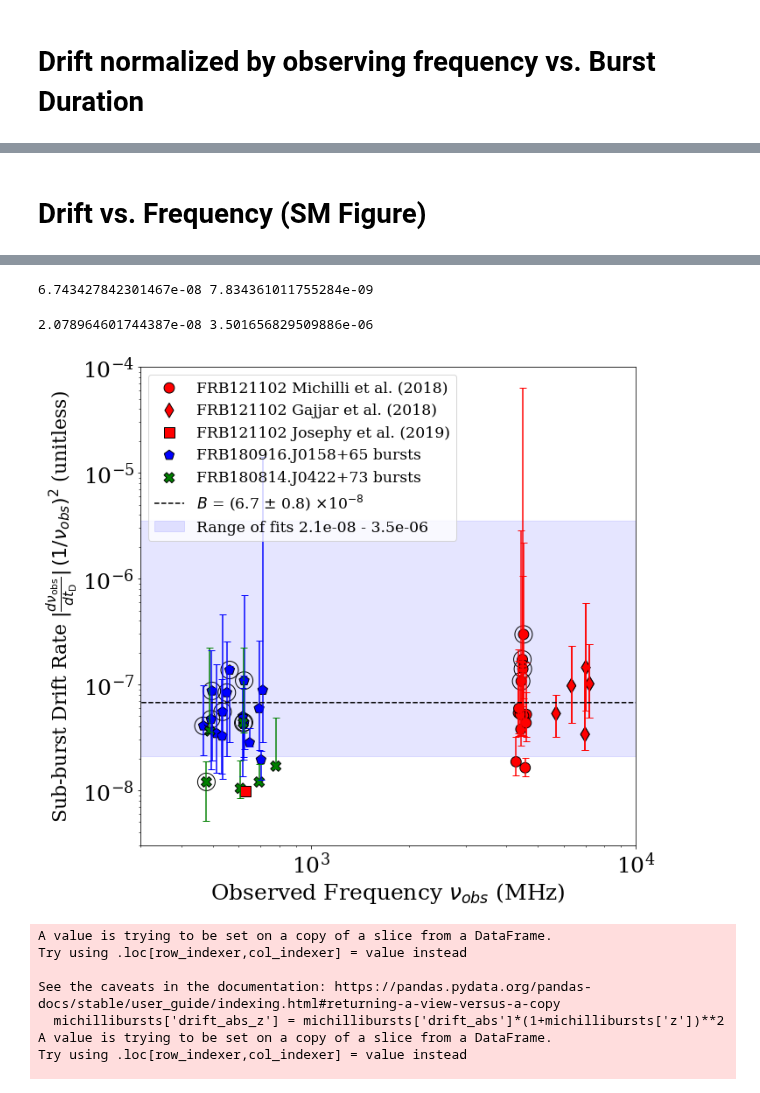
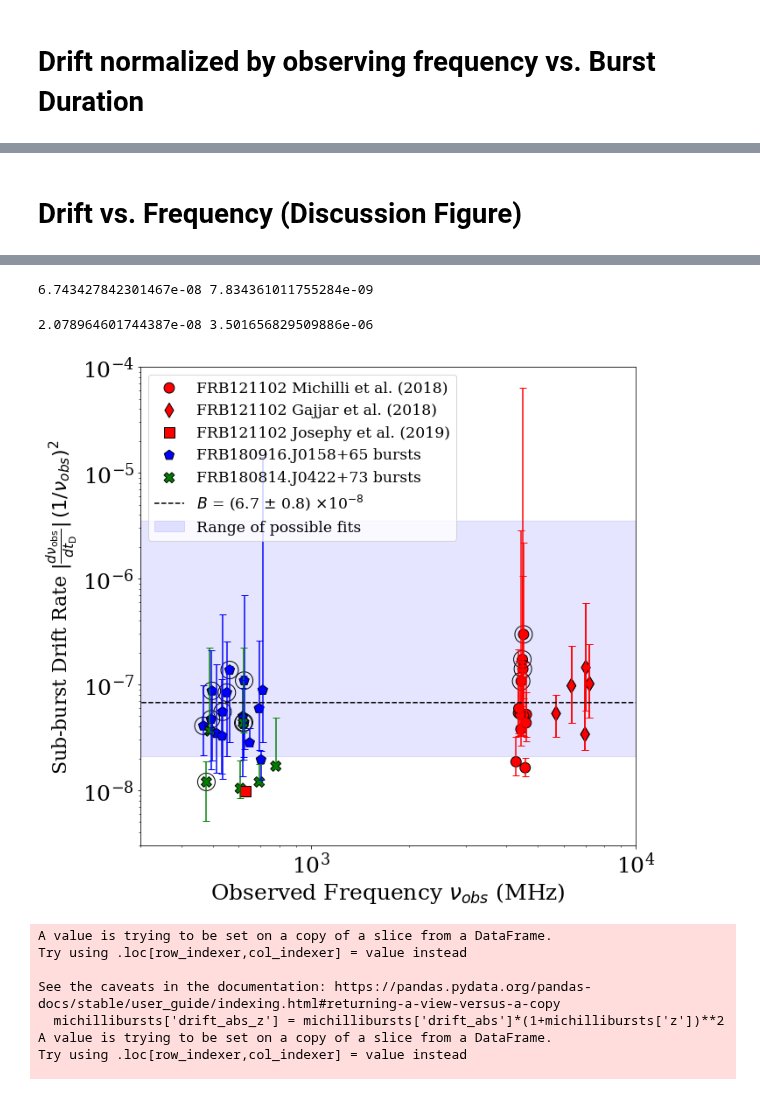
Before and after one commit to mef51/subdriftlaw, a Jupyter notebook: DMvsDrift.ipynb, the cells around one changed output, grey strips where cells are left out. Cells and saved outputs as stored; diff of their text form; code cells hidden in the pictures.

```diff
--- a/DMvsDrift.ipynb
+++ b/DMvsDrift.ipynb
@@ -191,5 +283,5 @@ ax.set_xlim(0.0728, 12.5)
 # %% [markdown]
-# Drift vs. Frequency (SM Figure)
+# Drift vs. Frequency (Discussion Figure)
 # %%
 Bfits = np.array(Bconstants)
 print(Bfits[:,0].min(), Bfits[:,0].max())
@@ -282,38 +374,41 @@ for i, limitedpoints in enumerate(dmlimited):
         # ax.annotate('o', (v['tau_w_ms'], v['drift_over_nuobs']), xytext=(-10,-18), textcoords='offset pixels', weight='bold', size=25)
 
 ax.set_xlabel('Observed Frequency $\\nu_{obs}$ (MHz)', size=fontsize)
-ax.set_ylabel('Sub-burst Drift Rate $\left|\\frac{d\\nu_\\mathrm{obs}}{dt_\\mathrm{D}}\\right|\, (1/\\nu_{obs})^{2}$ (unitless)', size=fontsize-3)
+ax.set_ylabel('Sub-burst Drift Rate $\left|\\frac{d\\nu_\\mathrm{obs}}{dt_\\mathrm{D}}\\right|\, (1/\\nu_{obs})^{2}$', size=fontsize-3)
 alldata = pd.concat([f for f in fig1pltdata['frames']])#+[josephyburst]])
 
 x = np.linspace(0, 20000, num=2000)
 popt, pcov = scipy.optimize.curve_fit(lambda x, c: c, x, alldata['drift_abs_nuobssq'])
 berr = frexp10(np.sqrt(pcov[0][0]))[0]
 hacklbl = f'$\it{{B}}$ = ({frexp10(popt[0])[0]:.2} $\pm$ {berr/10:.1}) $\\times$10$^{{{frexp10(popt[0])[1]}}}$'
 # hacklbl = '($B = 6.7 \\times 10^{-8}$)'
 plt.plot(x, popt[0]*np.ones(x.shape), 'k--', label=hacklbl)
 print(popt[0], np.sqrt(pcov[0][0]))#, np.frexp(popt[0]))
 
 # range of fits
 Bfits = np.array(Bconstants)
 color = 'b'
-print(Bfits[:,0].min(), Bfits[:,0].max())
-lstr = f"Range of fits {Bfits[:,0].min():.1e} - {Bfits[:,0].max():.1e}"
+bmin, bmax = Bfits[:,0].min(), Bfits[:,0].max()
+print(bmin, bmax)
+lstr = f"Range of fits: {frexp10(bmin)[0]:.2}$\\times$10$^{{{frexp10(bmin)[1]}}}$ to {frexp10(bmax)[0]:.2}$\\times$10$^{{{frexp10(bmax)[1]}}}$"
+lstr = "Range of possible fits"
+# lstr = f"Range of fits {Bfits[:,0].min():.1e} - {Bfits[:,0].max():.1e}"
 ax.fill_between(x, Bfits[:,0].min(), Bfits[:,0].max(), alpha=0.1, color=color, edgecolor=color, label=lstr, zorder=-10)
 
 hdls, lbls = ax.get_legend_handles_labels()
 order = [1, 2, 5, 3, 4, 0, 6]
 hdls = [hdls[i] for i in order]
 lbls = [lbls[i] for i in order]
 ax.legend(hdls, lbls, fontsize='xx-large', loc=0)
 
 plt.xlim(3*10**2, 10**4)
 plt.ylim(0.3*10**-8, 1*10**-4)
 plt.tight_layout()
-plt.savefig('driftvsnuobs_log.pdf')
+plt.savefig('universal/driftvsnuobs_log.pdf')
 # %% [output]
 6.743427842301467e-08 7.834361011755284e-09
 2.078964601744387e-08 3.501656829509886e-06
-[figure, old version]
+[figure, new version]
 # %%
 # michili fit
 def drift_nuobs_expr(B, x):
```
Also changed, not shown: parts of 2 cells of this notebook, 3 other files.
